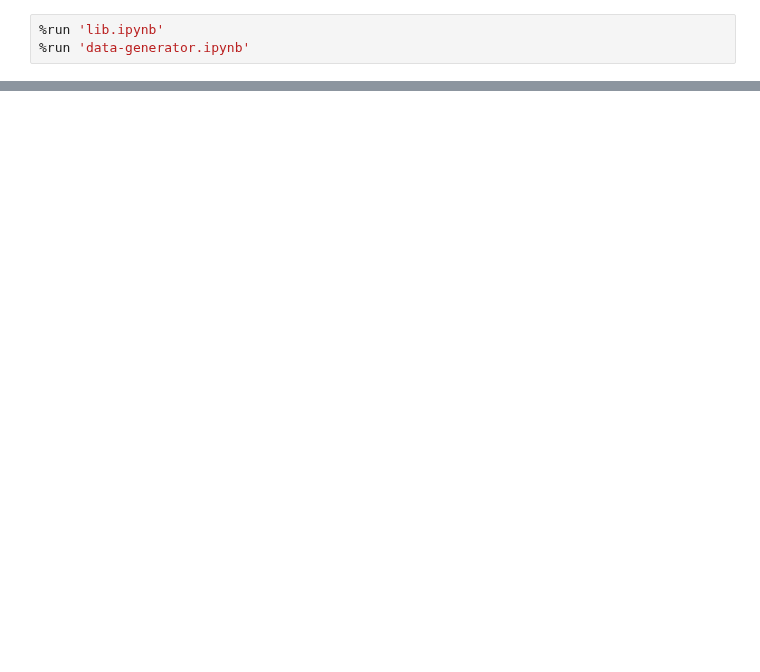
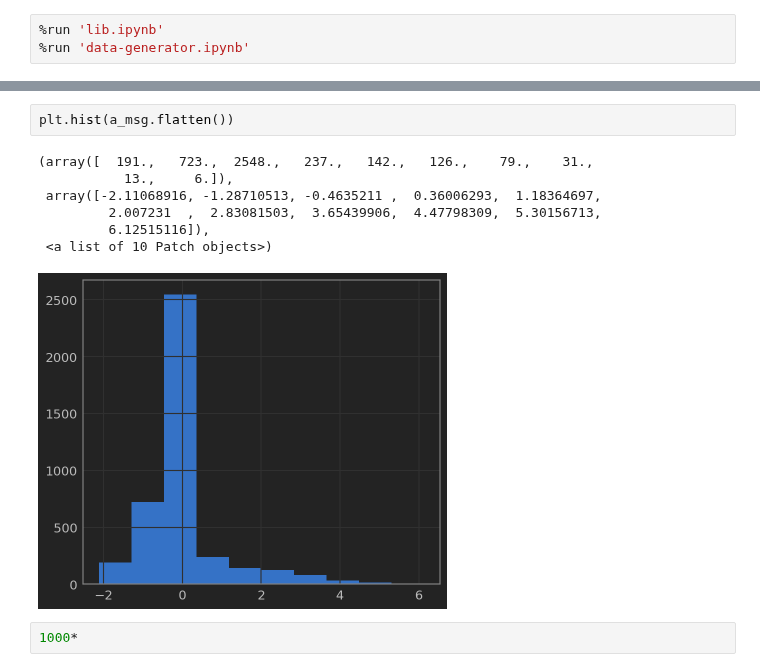
Before and after one commit to myurasov/Kaggle-TF-Speech, a Jupyter notebook: _data-generator-test.ipynb, the cells around one changed output, grey strips where cells are left out. Saved outputs shown, nothing was run; the diff lists cells and outputs as text; blank space fills up the shorter version.

```diff
--- a/_data-generator-test.ipynb
+++ b/_data-generator-test.ipynb
@@ -56,0 +79,12 @@ Counter({'down': 84,
+# %%
+plt.hist(a_msg.flatten())
+# %% [output]
+(array([  191.,   723.,  2548.,   237.,   142.,   126.,    79.,    31.,
+           13.,     6.]),
+ array([-2.11068916, -1.28710513, -0.4635211 ,  0.36006293,  1.18364697,
+         2.007231  ,  2.83081503,  3.65439906,  4.47798309,  5.30156713,
+         6.12515116]),
+ <a list of 10 Patch objects>)
+[figure, added]
+# %%
+1000*
```
Also changed, not shown: parts of 8 cells of this notebook, 2 other files.
